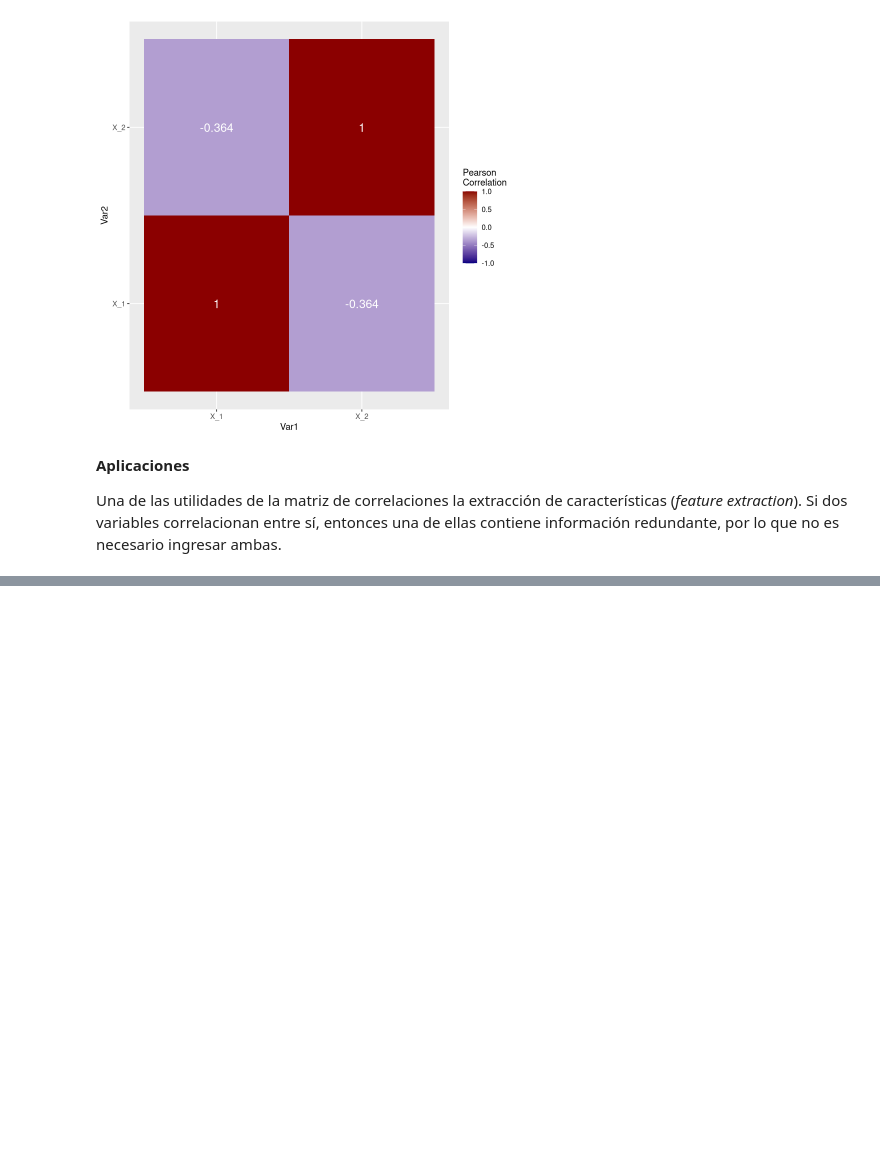
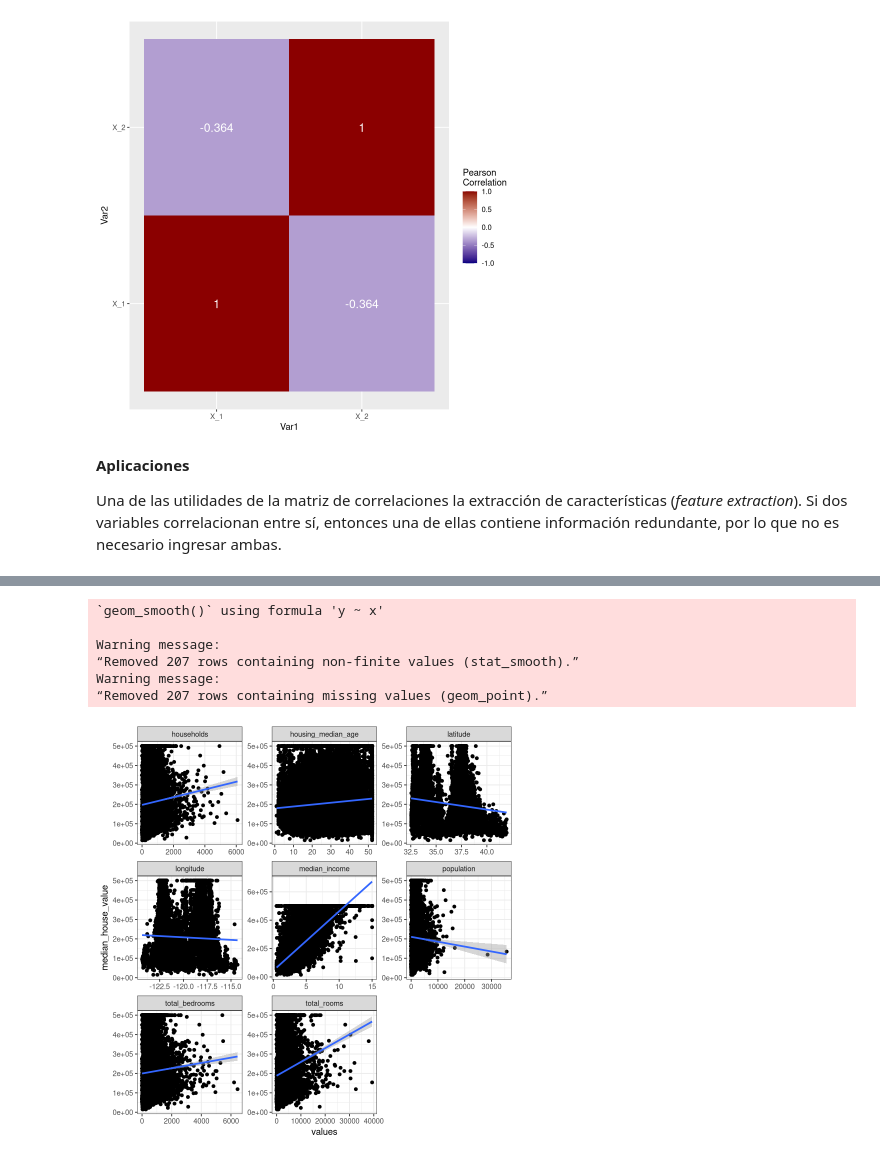
Before and after one commit to jealcalat/Analisis_multivariado-deprecated-, a Jupyter notebook: 1_variables_aleatorias_multivariadas/1.1_correlaciones_covarianzas.ipynb, the cells around one changed output, grey strips where cells are left out. Saved outputs shown, nothing was run; the diff lists cells and outputs as text; code cells hidden in the pictures; blank space fills up the shorter version.

```diff
--- a/1_variables_aleatorias_multivariadas/1.1_correlaciones_covarianzas.ipynb
+++ b/1_variables_aleatorias_multivariadas/1.1_correlaciones_covarianzas.ipynb
@@ -667,0 +878,9 @@ Una de las utilidades de la matriz de correlaciones la extracción de caracterí
+# %%
+# transformar los datos, dejando median_house_value como target
+housing_long <- housing |>
+  pivot_longer(
+    cols = -median_house_value,
+    names_to = "variables",
+    values_to = "values"
+  )
+head(housing_long)
@@ -667,0 +897,18 @@ Una de las utilidades de la matriz de correlaciones la extracción de caracterí
+# %%
+# grafico de dispersion
+ggplot(
+  housing_long,
+  aes(x = values, y = median_house_value)
+) +
+  geom_point() +
+  # añadir tendencia lineal
+  geom_smooth(method = 'lm') +
+  facet_wrap(~variables, scale = 'free')
+# %% [output]
+`geom_smooth()` using formula 'y ~ x'
+
+Warning message:
+“Removed 207 rows containing non-finite values (stat_smooth).”
+Warning message:
+“Removed 207 rows containing missing values (geom_point).”
+[figure, added]
```
Also changed, not shown: parts of 20 cells of this notebook, 7 other files.
